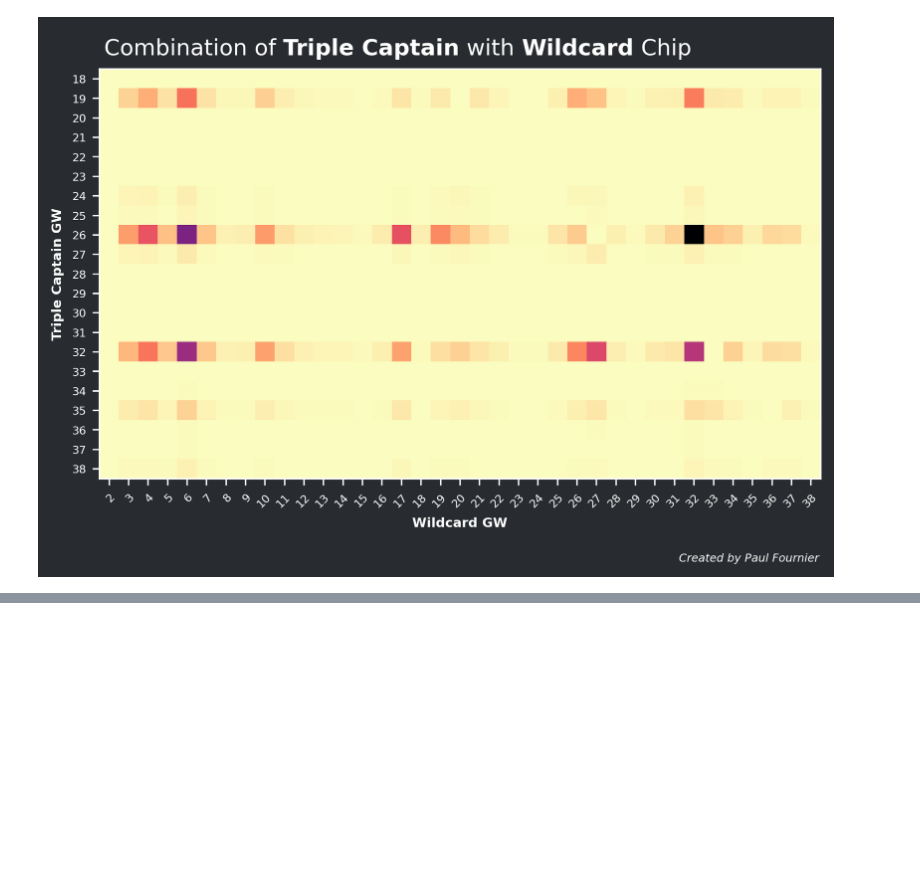
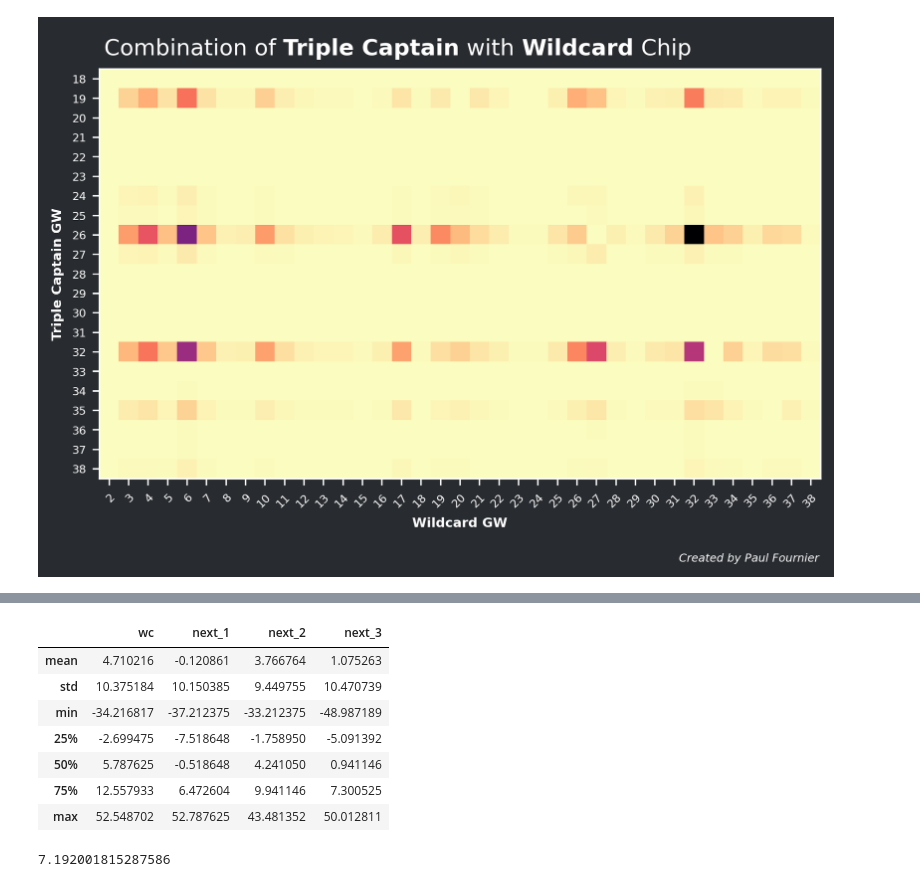
Before and after one commit to Fournierp/FPL, a Jupyter notebook: analysis/chips.ipynb, the cells around one changed output, grey strips where cells are left out. Drawn from its saved outputs; the diff is of its cells as text; code cells hidden in the pictures; blank space fills up the shorter version.

```diff
--- a/analysis/chips.ipynb
+++ b/analysis/chips.ipynb
@@ -240,0 +311,31 @@ for col1, title1 in zip(columns, titles):
+# %%
+def get_discounted_pts(gw):
+    gw['wc'] = points.loc[int(gw.name), str(gw['gw'])] - gw_avg[str(gw['gw'])]
+    gw['next_1'] = points.loc[int(gw.name), str(gw['gw']+1)] - gw_avg[str(gw['gw']+1)] if gw['gw']+1 < 38 else 0
+    gw['next_2'] = points.loc[int(gw.name), str(gw['gw']+2)] - gw_avg[str(gw['gw']+2)] if gw['gw']+2 < 38 else 0
+    gw['next_3'] = points.loc[int(gw.name), str(gw['gw']+3)] - gw_avg[str(gw['gw']+3)] if gw['gw']+3 < 38 else 0
+
+    return gw
+# %%
+discounted_wc1_pts = pd.DataFrame(columns=['wc', 'next_1', 'next_2', 'next_3'], index=np.arange(0, 5000))
+discounted_wc1_pts.loc[:, 'gw'] = chips.loc[:, 'wildcard_1']
+discounted_wc1_pts = discounted_wc1_pts.apply(
+    lambda row: get_discounted_pts(row) if row['gw'] != 0 else 0,
+    axis=1)
+discounted_wc1_pts.drop(['gw'], axis=1, inplace=True)
+discounted_wc1_pts.describe().iloc[1:]
+# %% [output]
+|  | wc | next_1 | next_2 | next_3 |
+| mean | 4.710216 | -0.120861 | 3.766764 | 1.075263 |
+| std | 10.375184 | 10.150385 | 9.449755 | 10.470739 |
+| min | -34.216817 | -37.212375 | -33.212375 | -48.987189 |
+| 25% | -2.699475 | -7.518648 | -1.758950 | -5.091392 |
+| 50% | 5.787625 | -0.518648 | 4.241050 | 0.941146 |
+| 75% | 12.557933 | 6.472604 | 9.941146 | 7.300525 |
+| max | 52.548702 | 52.787625 | 43.481352 | 50.012811 |
+# %%
+gamma = 0.75
+wc_gain = discounted_wc1_pts.mean()
+wc_gain['wc'] + gamma * wc_gain['next_1'] + (gamma*gamma) * wc_gain['next_2'] + (gamma*gamma*gamma) * wc_gain['next_3']
+# %% [output]
+7.192001815287586
```
Also changed, not shown: parts of 13 cells of this notebook.
